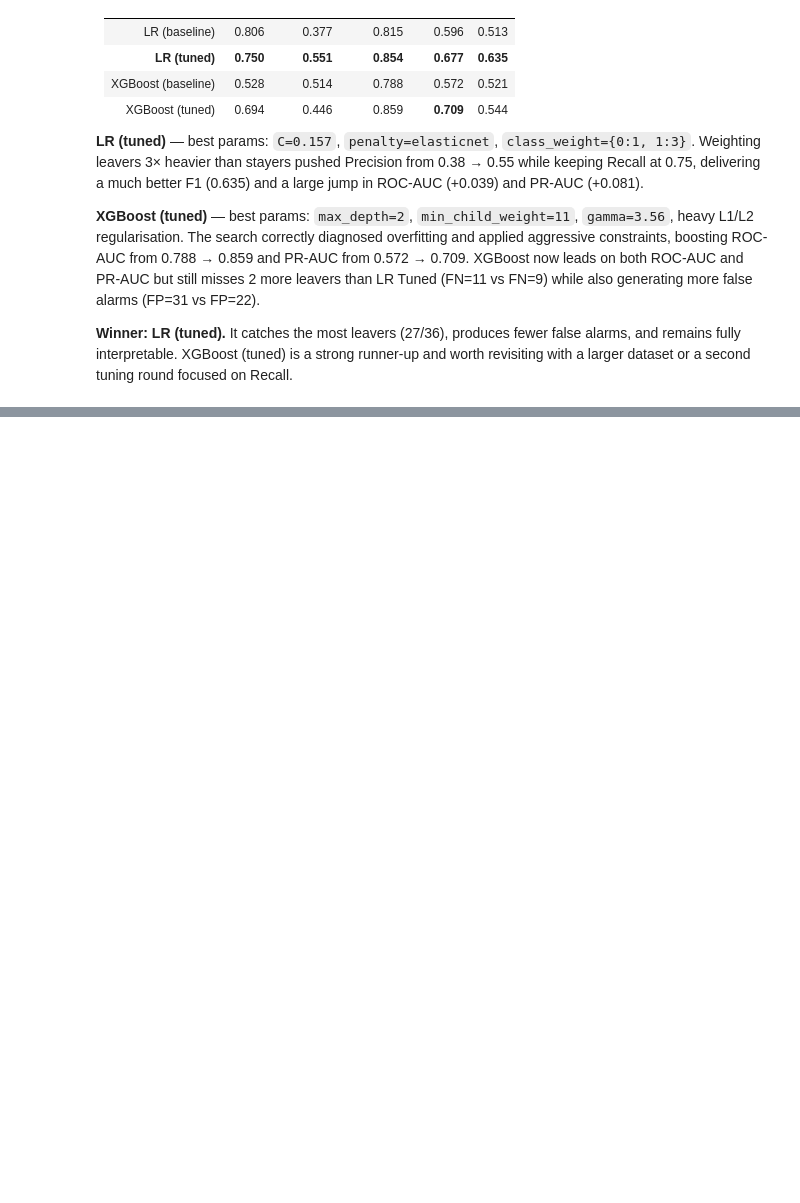
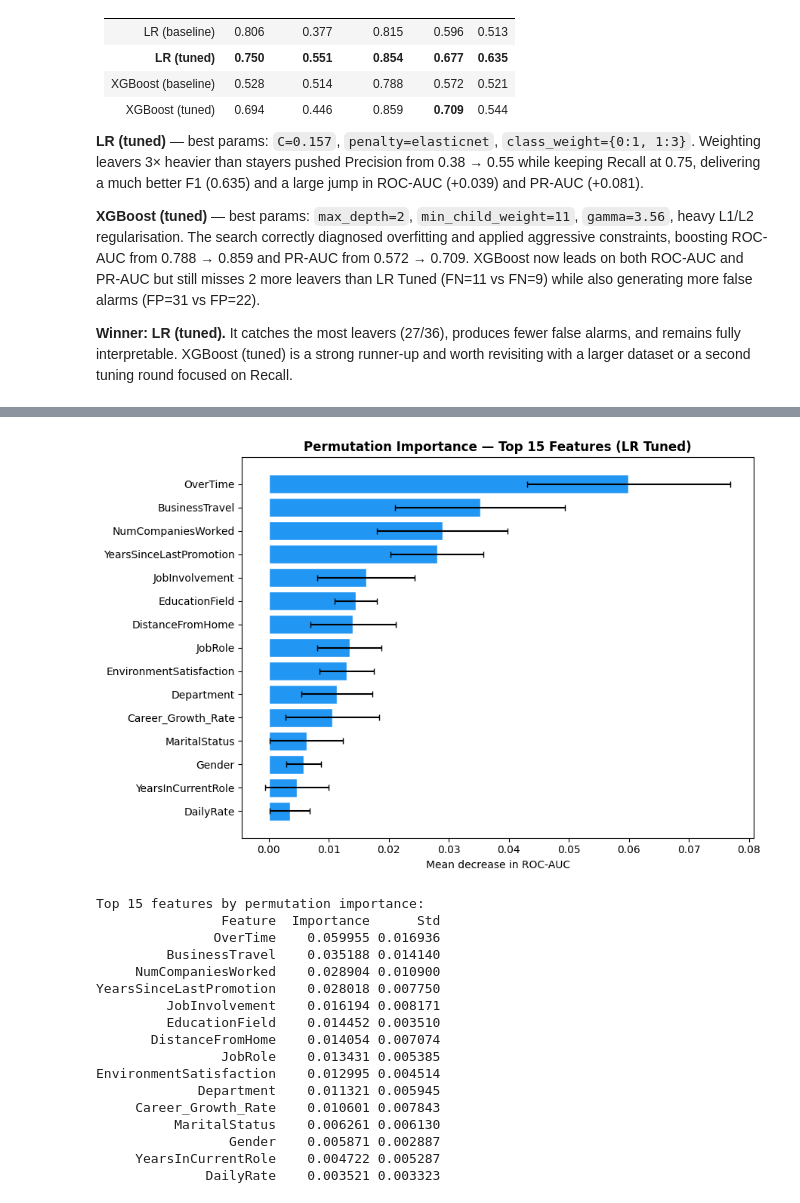
Before and after one commit to rimonshy/Employee-Churn-Prediction-System, a Jupyter notebook: notebook.ipynb, the cells around one changed output, grey strips where cells are left out. Cells and saved outputs as stored; diff of their text form; code cells hidden in the pictures; blank space fills up the shorter version.

```diff
--- a/notebook.ipynb
+++ b/notebook.ipynb
@@ -1201,0 +1333,46 @@ Both models improved substantially. Key takeaways:
+# %%
+from sklearn.inspection import permutation_importance
+
+perm = permutation_importance(
+    lr_tuned, X_val_enc, y_val,
+    n_repeats=20, scoring='roc_auc',
+    random_state=RANDOM_STATE, n_jobs=-1
+)
+
+perm_df = (pd.DataFrame({
+    'Feature':     X_val_enc.columns,
+    'Importance':  perm.importances_mean,
+    'Std':         perm.importances_std,
+})
+.sort_values('Importance', ascending=False)
+.head(15)
+.reset_index(drop=True))
+
+fig, ax = plt.subplots(figsize=(9, 6))
+ax.barh(perm_df['Feature'][::-1], perm_df['Importance'][::-1],
+        xerr=perm_df['Std'][::-1], color='#2196F3', edgecolor='white', capsize=3)
+ax.set_xlabel('Mean decrease in ROC-AUC')
+ax.set_title('Permutation Importance — Top 15 Features (LR Tuned)', fontweight='bold')
+plt.tight_layout(); plt.show()
+
+print("\nTop 15 features by permutation importance:")
+print(perm_df.to_string(index=False))
+# %% [output]
+[figure, added]
+Top 15 features by permutation importance:
+                Feature  Importance      Std
+               OverTime    0.059955 0.016936
+         BusinessTravel    0.035188 0.014140
+     NumCompaniesWorked    0.028904 0.010900
+YearsSinceLastPromotion    0.028018 0.007750
+         JobInvolvement    0.016194 0.008171
+         EducationField    0.014452 0.003510
+       DistanceFromHome    0.014054 0.007074
+                JobRole    0.013431 0.005385
+EnvironmentSatisfaction    0.012995 0.004514
+             Department    0.011321 0.005945
+     Career_Growth_Rate    0.010601 0.007843
+          MaritalStatus    0.006261 0.006130
+                 Gender    0.005871 0.002887
+     YearsInCurrentRole    0.004722 0.005287
+              DailyRate    0.003521 0.003323
```
Also changed, not shown: parts of 12 cells of this notebook.
